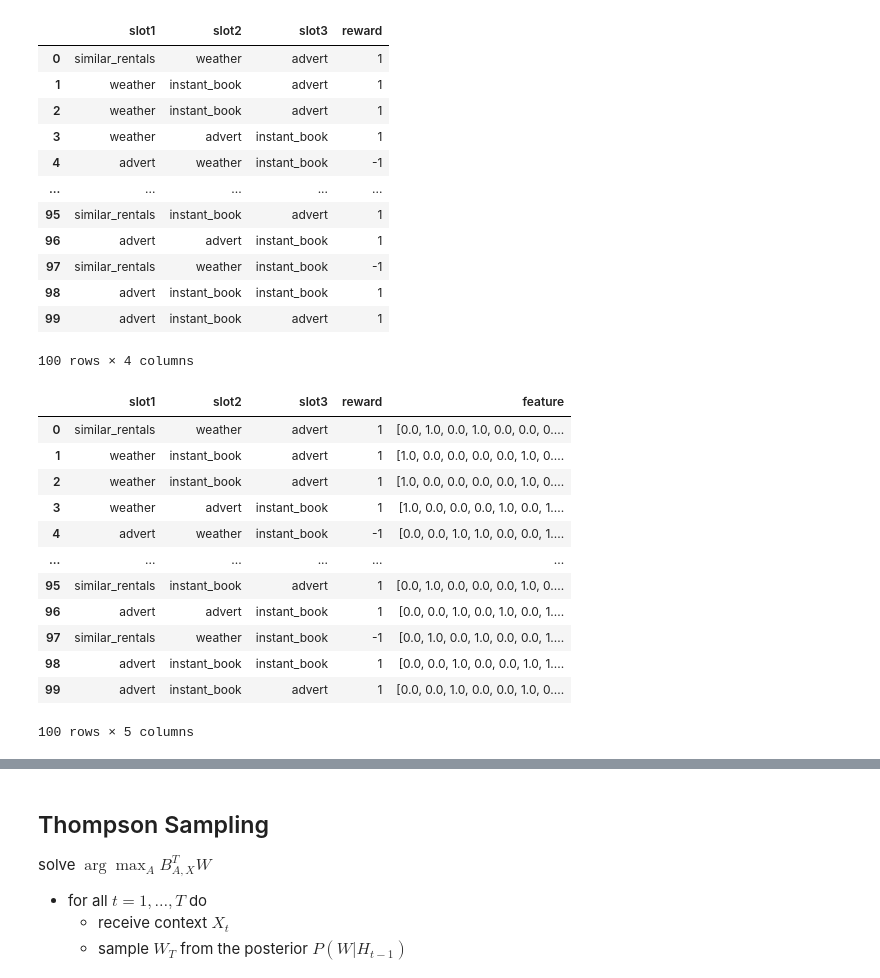
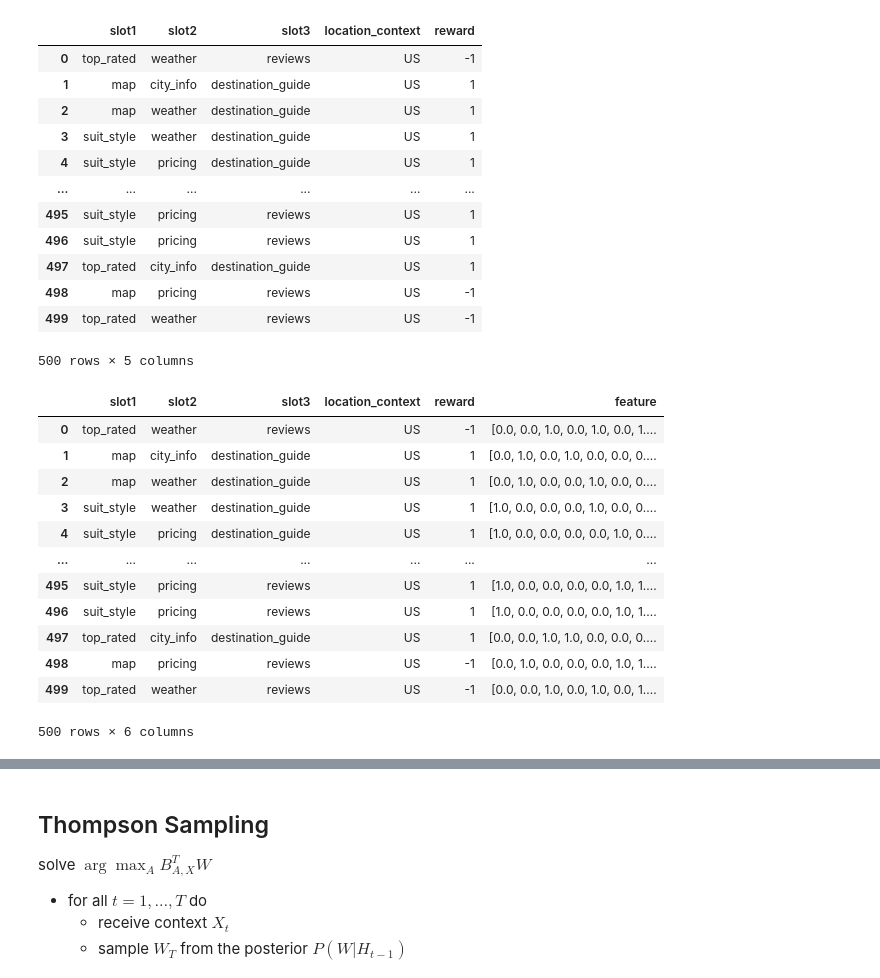
Before and after one commit to rfdickerson/multiarmed-bandits, a Jupyter notebook: Contextual Bandits.ipynb, the cells around one changed output, grey strips where cells are left out. Drawn from its saved outputs; the diff is of its cells as text; code cells hidden in the pictures.

```diff
--- a/Contextual Bandits.ipynb
+++ b/Contextual Bandits.ipynb
@@ -49,53 +66,54 @@ Let's generate artificially some random combinations of content and assign the v
 
 This is highly simplistic example, but it does allow us to represent randomness with a Bernoulli trial. Every time we expose a user to a page layout we draw a random sample that is binary. It demonstrates interaction effects as well.
 # %%
-choices_slot_1 = ["weather", "similar_rentals", "advert"]
-choices_slot_2 = ["weather", "advert", "instant_book"]
-choices_slot_3 = ["instant_book", "advert"]
+choices_slot_1 = ["suit_style", "map", "top_rated"]
+choices_slot_2 = ["city_info", "weather", "pricing"]
+choices_slot_3 = ["reviews", "destination_guide"]
 
 # number of random layouts to generate
-N = 100
+N = 500
 
 
 s1 = random.choices(choices_slot_1, k=N)
 s2 = random.choices(choices_slot_2, k=N)
 s3 = random.choices(choices_slot_3, k=N)
+
 
 def is_reward(s1, s2, s3):
 
     # draw a uniform random sample
     r = random.random()
 
     p = 0.2
 
-    if s3 == 'instant_book':
+    if s3 == 'reviews':
         p = 0.4
-        if s1 == 'similar_rentals':
+        if s1 == 'top_rated':
             # similar rentals widget combined with instant book
             p = 0.7
 
     return 1 if r > p else -1
 
 
-data = {'slot1': s1, 'slot2': s2, 'slot3': s3}
+data = {'slot1': s1, 'slot2': s2, 'slot3': s3, 'location_context': 'US'}
 df = pd.DataFrame(data=data)
 df['reward'] = df.apply(lambda x: is_reward(x['slot1'], x['slot2'], x['slot3']), axis=1)
 
 display(df)
 # %% [output]
-|  | slot1 | slot2 | slot3 | reward |
-| 0 | similar_rentals | weather | advert | 1 |
-| 1 | weather | instant_book | advert | 1 |
-| 2 | weather | instant_book | advert | 1 |
-| 3 | weather | advert | instant_book | 1 |
-| 4 | advert | weather | instant_book | -1 |
-| ... | ... | ... | ... | ... |
-| 95 | similar_rentals | instant_book | advert | 1 |
-| 96 | advert | advert | instant_book | 1 |
-| 97 | similar_rentals | weather | instant_book | -1 |
-| 98 | advert | instant_book | instant_book | 1 |
-| 99 | advert | instant_book | advert | 1 |
+|  | slot1 | slot2 | slot3 | location_context | reward |
+| 0 | top_rated | weather | reviews | US | -1 |
+| 1 | map | city_info | destination_guide | US | 1 |
+| 2 | map | weather | destination_guide | US | 1 |
+| 3 | suit_style | weather | destination_guide | US | 1 |
+| 4 | suit_style | pricing | destination_guide | US | 1 |
+| ... | ... | ... | ... | ... | ... |
+| 495 | suit_style | pricing | reviews | US | 1 |
+| 496 | suit_style | pricing | reviews | US | 1 |
+| 497 | top_rated | city_info | destination_guide | US | 1 |
+| 498 | map | pricing | reviews | US | -1 |
+| 499 | top_rated | weather | reviews | US | -1 |
-100 rows × 4 columns
+500 rows × 5 columns
 # %%
 def feature_vector(slot1, slot2, slot3):
     """Creates a one-hot binary vector based on the layout"""
@@ -119,19 +137,19 @@ df['feature'] = df.apply(lambda x: feature_vector(x['slot1'], x['slot2'], x['slo
 
 display(df)
 # %% [output]
-|  | slot1 | slot2 | slot3 | reward | feature |
-| 0 | similar_rentals | weather | advert | 1 | [0.0, 1.0, 0.0, 1.0, 0.0, 0.0, 0.... |
-| 1 | weather | instant_book | advert | 1 | [1.0, 0.0, 0.0, 0.0, 0.0, 1.0, 0.... |
-| 2 | weather | instant_book | advert | 1 | [1.0, 0.0, 0.0, 0.0, 0.0, 1.0, 0.... |
-| 3 | weather | advert | instant_book | 1 | [1.0, 0.0, 0.0, 0.0, 1.0, 0.0, 1.... |
-| 4 | advert | weather | instant_book | -1 | [0.0, 0.0, 1.0, 1.0, 0.0, 0.0, 1.... |
-| ... | ... | ... | ... | ... | ... |
-| 95 | similar_rentals | instant_book | advert | 1 | [0.0, 1.0, 0.0, 0.0, 0.0, 1.0, 0.... |
-| 96 | advert | advert | instant_book | 1 | [0.0, 0.0, 1.0, 0.0, 1.0, 0.0, 1.... |
-| 97 | similar_rentals | weather | instant_book | -1 | [0.0, 1.0, 0.0, 1.0, 0.0, 0.0, 1.... |
-| 98 | advert | instant_book | instant_book | 1 | [0.0, 0.0, 1.0, 0.0, 0.0, 1.0, 1.... |
-| 99 | advert | instant_book | advert | 1 | [0.0, 0.0, 1.0, 0.0, 0.0, 1.0, 0.... |
+|  | slot1 | slot2 | slot3 | location_context | reward | feature |
+| 0 | top_rated | weather | reviews | US | -1 | [0.0, 0.0, 1.0, 0.0, 1.0, 0.0, 1.... |
+| 1 | map | city_info | destination_guide | US | 1 | [0.0, 1.0, 0.0, 1.0, 0.0, 0.0, 0.... |
+| 2 | map | weather | destination_guide | US | 1 | [0.0, 1.0, 0.0, 0.0, 1.0, 0.0, 0.... |
+| 3 | suit_style | weather | destination_guide | US | 1 | [1.0, 0.0, 0.0, 0.0, 1.0, 0.0, 0.... |
+| 4 | suit_style | pricing | destination_guide | US | 1 | [1.0, 0.0, 0.0, 0.0, 0.0, 1.0, 0.... |
+| ... | ... | ... | ... | ... | ... | ... |
+| 495 | suit_style | pricing | reviews | US | 1 | [1.0, 0.0, 0.0, 0.0, 0.0, 1.0, 1.... |
+| 496 | suit_style | pricing | reviews | US | 1 | [1.0, 0.0, 0.0, 0.0, 0.0, 1.0, 1.... |
+| 497 | top_rated | city_info | destination_guide | US | 1 | [0.0, 0.0, 1.0, 1.0, 0.0, 0.0, 0.... |
+| 498 | map | pricing | reviews | US | -1 | [0.0, 1.0, 0.0, 0.0, 0.0, 1.0, 1.... |
+| 499 | top_rated | weather | reviews | US | -1 | [0.0, 0.0, 1.0, 0.0, 1.0, 0.0, 1.... |
-100 rows × 5 columns
+500 rows × 6 columns
 # %%
 
 from scipy.stats import norm, bernoulli
```
Also changed, not shown: parts of 3 cells of this notebook, 5 other files.
